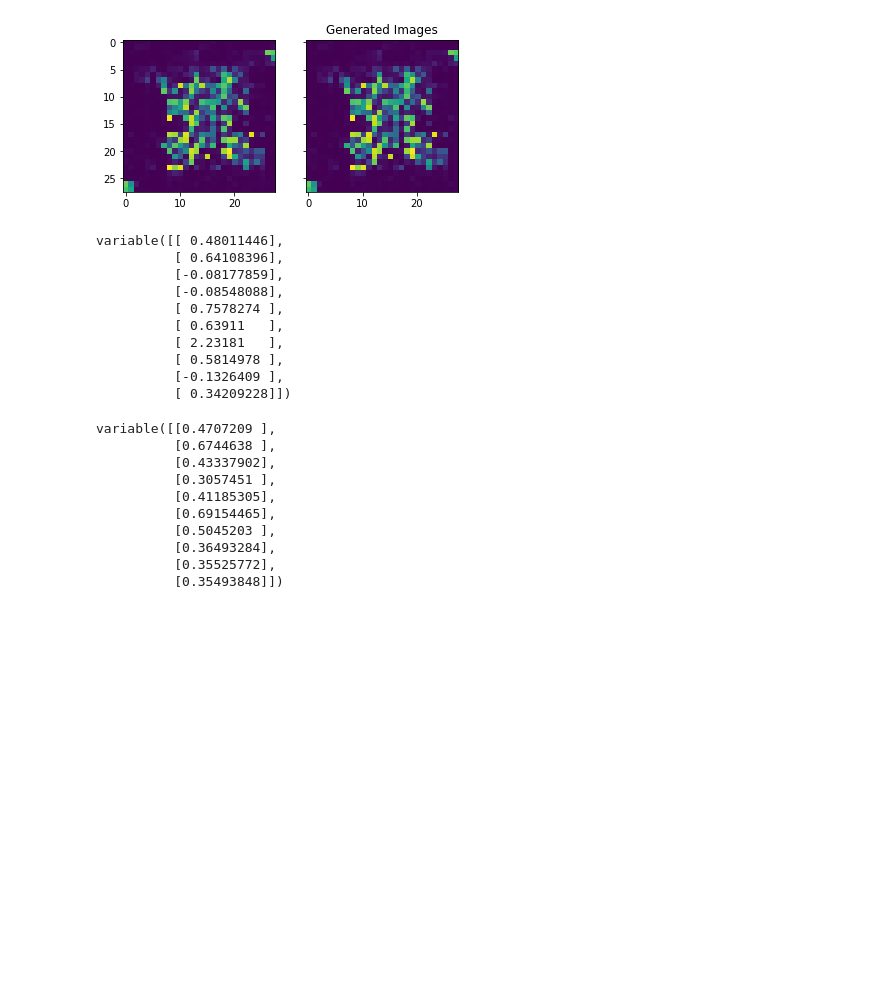
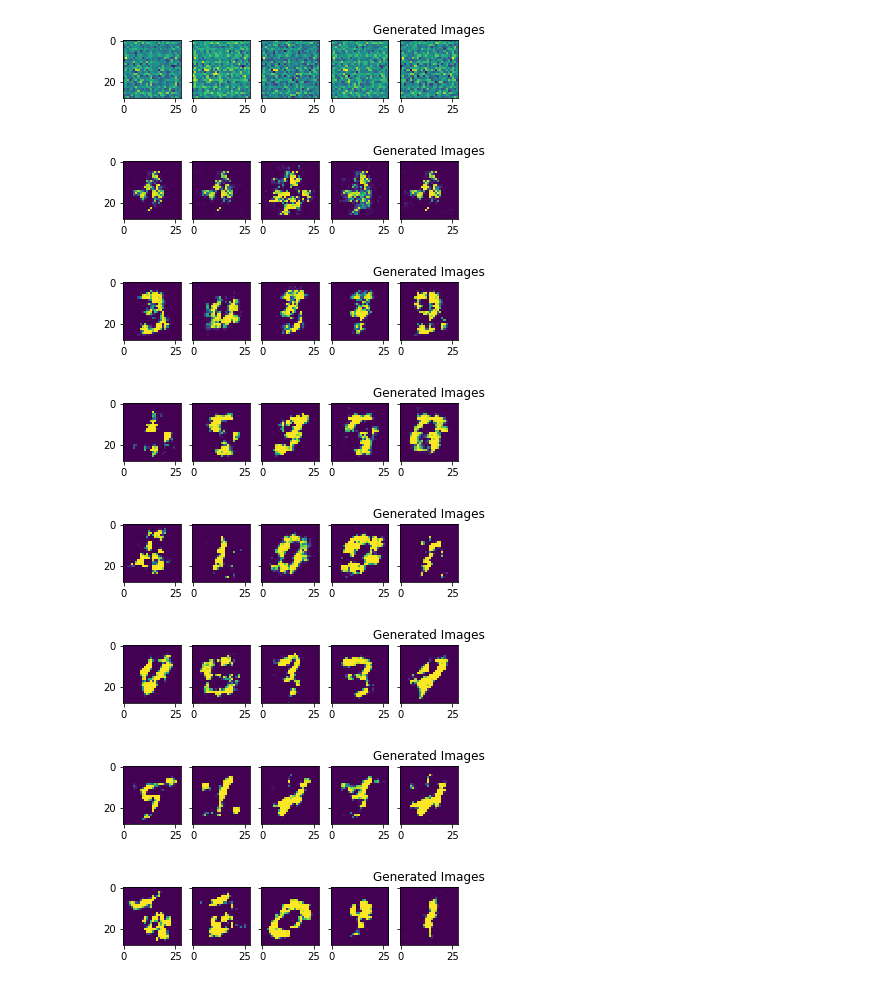
Before and after one commit to LucaAmbrogioni/Wasserstein-GAN-on-MNIST, a Jupyter notebook: Wasserstein GAN playground.ipynb, the cells around one changed output. Drawn from its saved outputs; the diff is of its cells as text; code cells hidden in the pictures; blank space fills up the shorter version.

Commit message:
Trained Model

```diff
--- a/Wasserstein GAN playground.ipynb
+++ b/Wasserstein GAN playground.ipynb
@@ -135,8 +135,8 @@ def train_wGAN(n_iter, batch_size, generator, discriminator, regularization = 0.
         dis_optimizer.update()
 
         # Plot Images
-        print("Iteration: {}, loss: {}, reg: {}".format(itr,gen_loss.data,reg_loss.data))
-        if itr%100 == 0:
+        #print("Iteration: {}, loss: {}".format(itr,gen_loss.data))
+        if itr%500 == 0:
             plot_generated_images(generator, n_images=5)
 # %%
 def wGAN_loss(discriminator, generated_batch, train_batch, squared=False):
@@ -159,5 +159,5 @@ generator = Generator(n_hidden=n_hidden)
 # %%
 discriminator = Discriminator()
 # %%
-train_wGAN(n_iter=2000, batch_size=50, generator=generator, discriminator=discriminator, regularization = 10.)
+train_wGAN(n_iter=4000, batch_size=50, generator=generator, discriminator=discriminator, regularization = 10.)
 # %% [output]
@@ -181,33 +164,8 @@ Iteration: 450, loss: 0.403733372688, reg: 0.0
+[figure, added]
+[figure, added]
+[figure, added]
+[figure, added]
+[figure, added]
+[figure, added]
+[figure, added]
+[figure, added]
-# %%
-plot_generated_images(generator, n_images=2)
-# %% [output]
-[figure, removed]
-# %%
-real = get_batch(batch_size=10)
-discriminator(real)
-# %% [output]
-variable([[ 0.48011446],
-          [ 0.64108396],
-          [-0.08177859],
-          [-0.08548088],
-          [ 0.7578274 ],
-          [ 0.63911   ],
-          [ 2.23181   ],
-          [ 0.5814978 ],
-          [-0.1326409 ],
-          [ 0.34209228]])
-# %%
-z = get_random_input(10, generator.n_hidden)
-fake = generator(z)
-discriminator(fake)
-# %% [output]
-variable([[0.4707209 ],
-          [0.6744638 ],
-          [0.43337902],
-          [0.3057451 ],
-          [0.41185305],
-          [0.69154465],
-          [0.5045203 ],
-          [0.36493284],
-          [0.35525772],
-          [0.35493848]])
```
Also changed, not shown: parts of 1 cell of this notebook.
